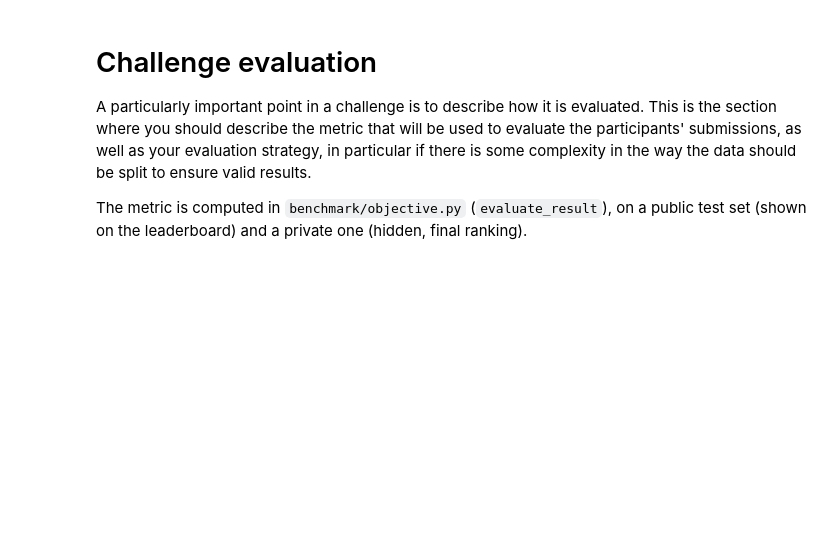
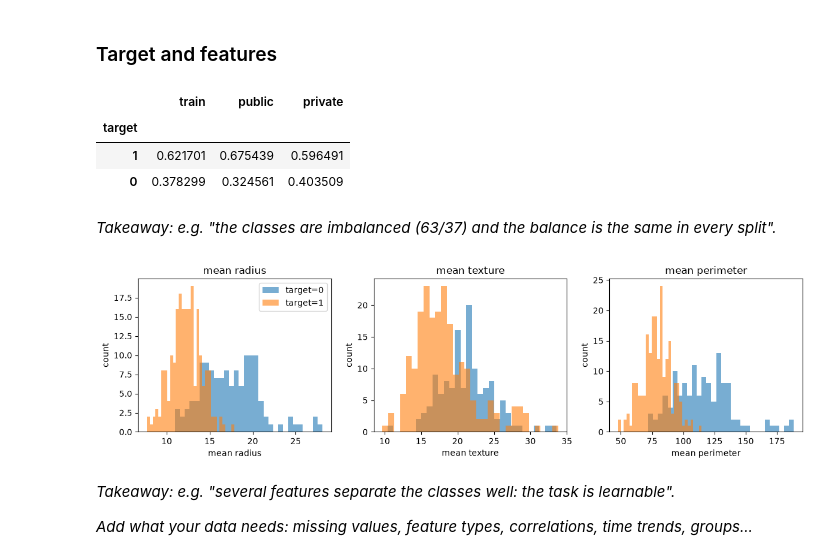
Before and after one commit to tomMoral/template_codabench, a Jupyter notebook: template_starting_kit.ipynb, the cells around one changed output. Saved outputs shown, nothing was run; the diff lists cells and outputs as text; code cells hidden in the pictures; blank space fills up the shorter version.

Commit message:
DOC student guidance: starting-kit skeleton with evaluation checks, bundled skills, data in phase input_data, cuttable course section

```diff
--- a/template_starting_kit.ipynb
+++ b/template_starting_kit.ipynb
@@ -43,6 +78,30 @@ X_train.describe()
-# %% [markdown]
-# Challenge evaluation
-
-A particularly important point in a challenge is to describe how it is evaluated. This is the section where you should describe the metric that will be used to evaluate the participants' submissions, as well as your evaluation strategy, in particular if there is some complexity in the way the data should be split to ensure valid results.
-
-The metric is computed in `benchmark/objective.py` (`evaluate_result`), on a public test set (shown on the leaderboard) and a private one (hidden, final ranking).
+# %% [markdown]
+### Target and features
+# %%
+splits = {'train': (X_train, y_train), **test_sets}
+pd.DataFrame({name: y.value_counts(normalize=True) for name, (_, y) in splits.items()})
+# %% [output]
+|  | train | public | private |
+| target |  |  |  |
+| 1 | 0.621701 | 0.675439 | 0.596491 |
+| 0 | 0.378299 | 0.324561 | 0.403509 |
+# %% [markdown]
+*Takeaway: e.g. "the classes are imbalanced (63/37) and the balance is the
+same in every split".*
+# %%
+fig, axes = plt.subplots(1, 3, figsize=(12, 3.5))
+for ax, col in zip(axes, X_train.columns[:3]):
+    for label in sorted(y_train.unique()):
+        ax.hist(X_train.loc[y_train == label, col], bins=30, alpha=.6,
+                label=f'target={label}')
+    ax.set(title=col, xlabel=col, ylabel='count')
+axes[0].legend()
+fig.tight_layout()
+# %% [output]
+[figure, added]
+# %% [markdown]
+*Takeaway: e.g. "several features separate the classes well: the task is
+learnable".*
+
+*Add what your data needs: missing values, feature types, correlations,
+time trends, groups...*
```
Also changed, not shown: parts of 18 cells of this notebook, 33 other files.
